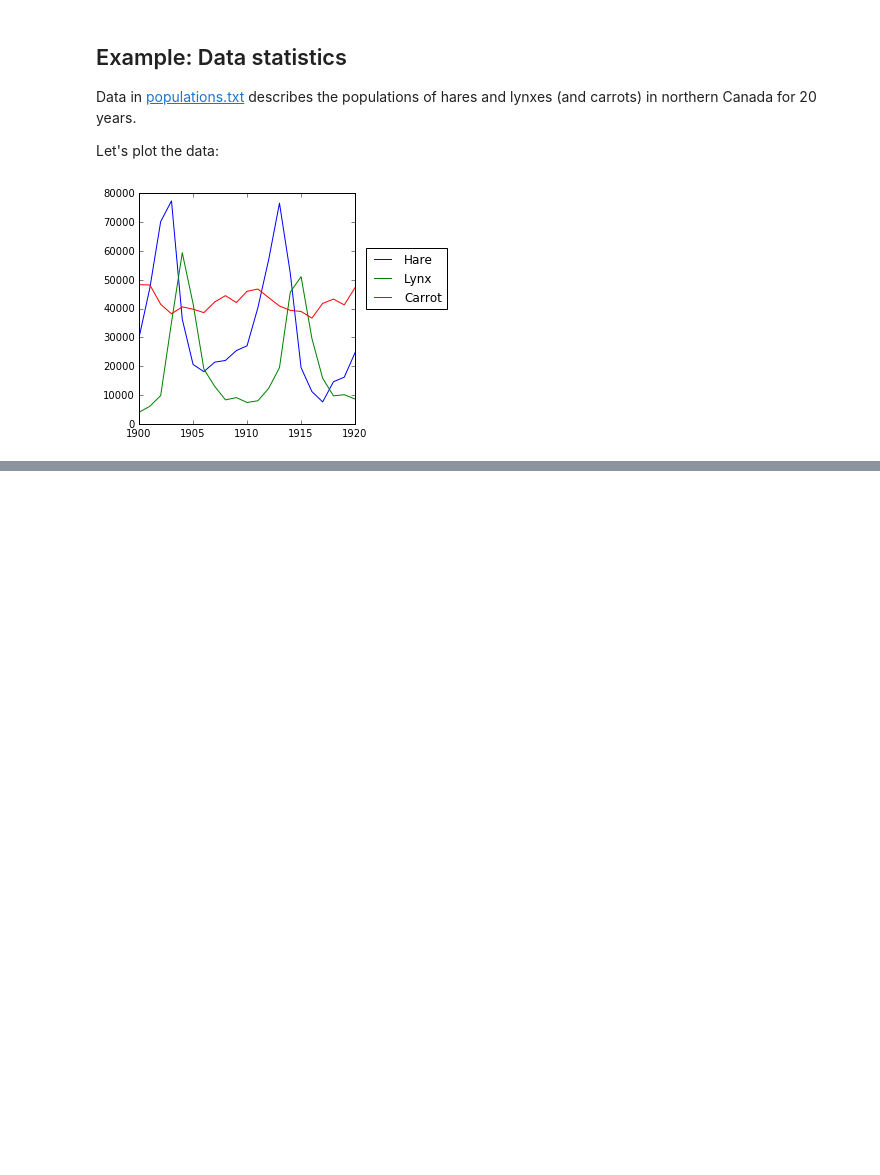
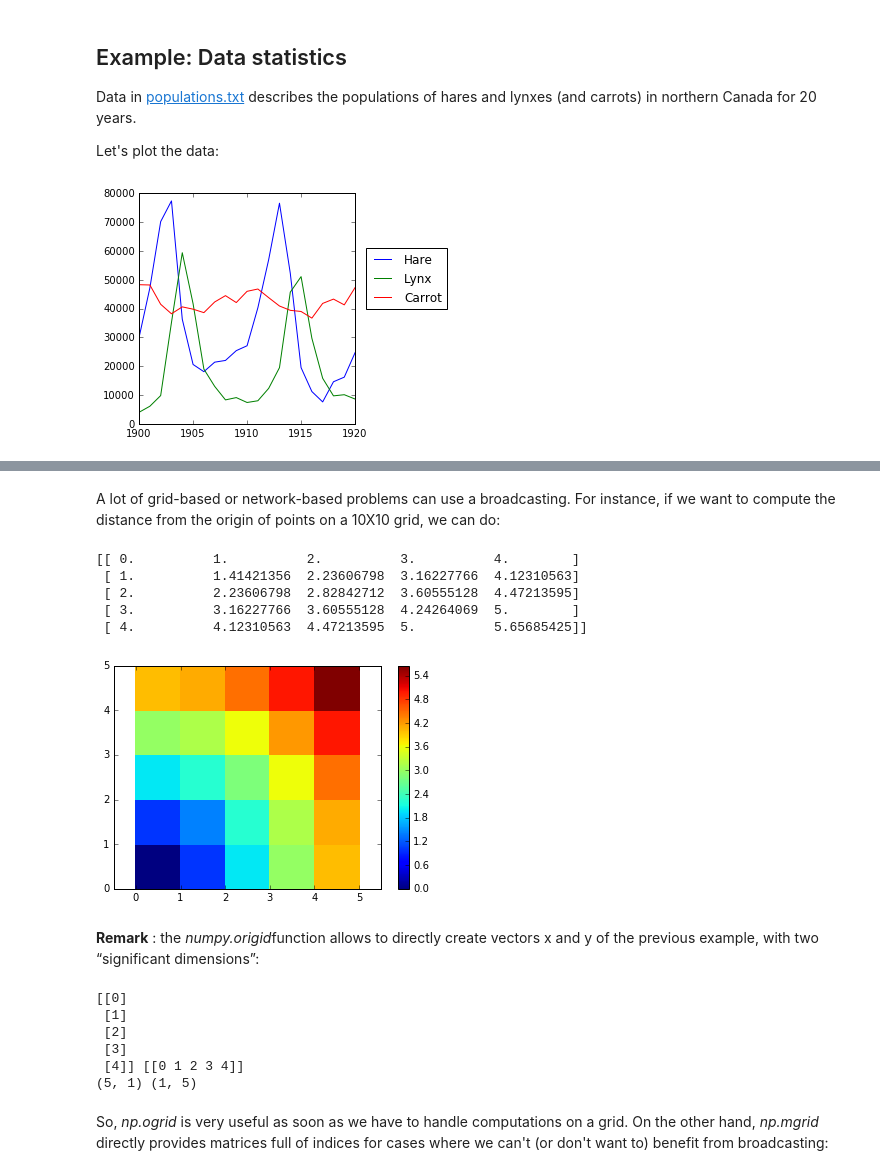
Before and after one commit to jorellano/Numpy, a Jupyter notebook: Numerical Operations on arrays.ipynb, the cells around one changed output, grey strips where cells are left out. Drawn from its saved outputs; the diff is of its cells as text; code cells hidden in the pictures; blank space fills up the shorter version.

```diff
--- a/Numerical Operations on arrays.ipynb
+++ b/Numerical Operations on arrays.ipynb
@@ -247,0 +414,40 @@ plt.show()
+# %% [markdown]
+A lot of grid-based or network-based problems can use a broadcasting. For instance, if we want to compute the distance from the origin of points on a 10X10 grid, we can do:
+# %%
+x, y = np.arange(5), np.arange(5)
+distance = np.sqrt(x ** 2 + y[:, np.newaxis] ** 2)
+print (distance)
+# %% [output]
+[[ 0.          1.          2.          3.          4.        ]
+ [ 1.          1.41421356  2.23606798  3.16227766  4.12310563]
+ [ 2.          2.23606798  2.82842712  3.60555128  4.47213595]
+ [ 3.          3.16227766  3.60555128  4.24264069  5.        ]
+ [ 4.          4.12310563  4.47213595  5.          5.65685425]]
+# %%
+plt.pcolor(distance)
+plt.colorbar()
+plt.axis('equal')
+plt.show()  # <-- again, not needed in interactive python
+# %% [output]
+[figure, added]
+# %% [markdown]
+**Remark** : the *numpy.origid*function allows to directly create vectors x and y of the previous example, with two “significant dimensions”:
+# %%
+x, y = np.ogrid[0:5, 0:5]
+#print (x)
+#print (y)
+
+print (x, y)
+
+print (x.shape, y.shape)
+
+distance = np.sqrt(x **2 + y **2)
+# %% [output]
+[[0]
+ [1]
+ [2]
+ [3]
+ [4]] [[0 1 2 3 4]]
+(5, 1) (1, 5)
+# %% [markdown]
+So, *np.ogrid* is very useful as soon as we have to handle computations on a grid. On the other hand, *np.mgrid* directly provides matrices full of indices for cases where we can't (or don't want to) benefit from broadcasting:
```
Also changed, not shown: parts of 33 cells of this notebook.
